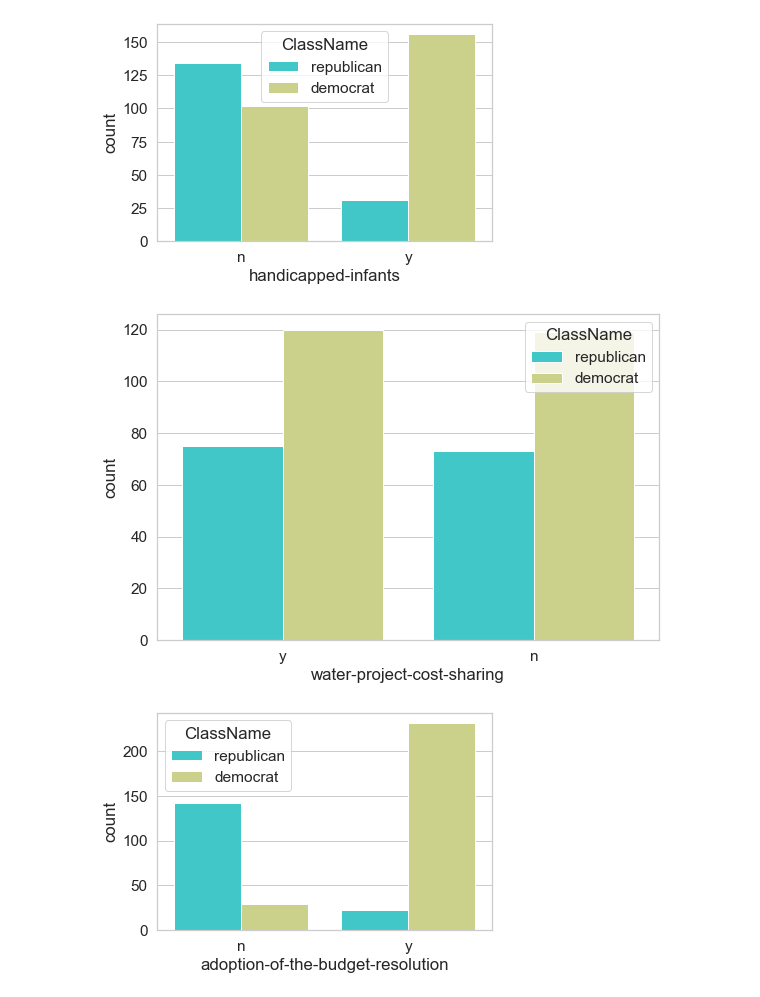
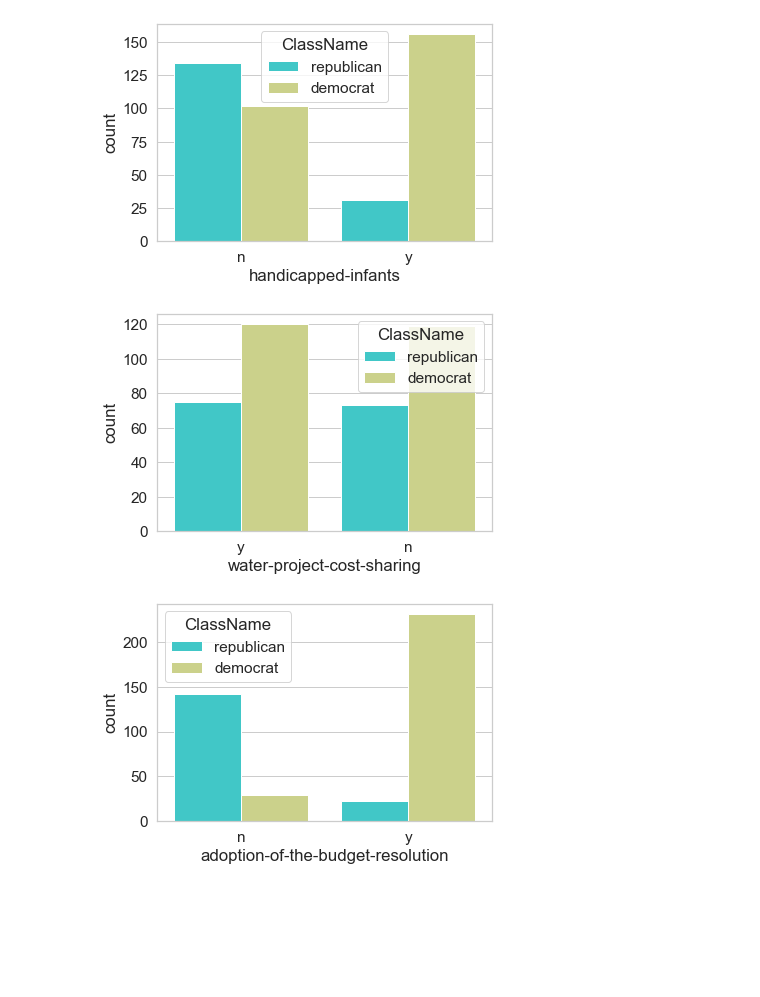
Before and after one commit to tushar-1728/Machine-Learning, a Jupyter notebook: project_analysis_basis_class_and_attribute.ipynb, the cells around one changed output. Cells and saved outputs as stored; diff of their text form; code cells hidden in the pictures; blank space fills up the shorter version.

```diff
--- a/project_analysis_basis_class_and_attribute.ipynb
+++ b/project_analysis_basis_class_and_attribute.ipynb
@@ -48,13 +48,14 @@ plt.savefig('./images/adoption-of-the-budget-resolution.png', dpi=300, bbox_inch
 # %% [output]
 [figure]
 # %%
-fig, ax = plt.subplots(figsize=(9,6))
+# fig, ax = plt.subplots(figsize=(9,6))
 sns.set(font_scale=1.4)
 sns.set_style('whitegrid')
-sns.countplot(x='water-project-cost-sharing',hue='ClassName',data=dataset,palette='rainbow', ax = ax)
+# sns.countplot(x='water-project-cost-sharing',hue='ClassName',data=dataset,palette='rainbow', ax = ax)
+sns.countplot(x='water-project-cost-sharing',hue='ClassName',data=dataset,palette='rainbow')
 plt.savefig('./images/water-project-cost-sharing.png', dpi=300, bbox_inches='tight')
 # %% [output]
-[figure, old version]
+[figure, new version]
 # %%
 sns.set(font_scale=1.4)
 sns.set_style('whitegrid')
```
Also changed, not shown: 3 other files.
